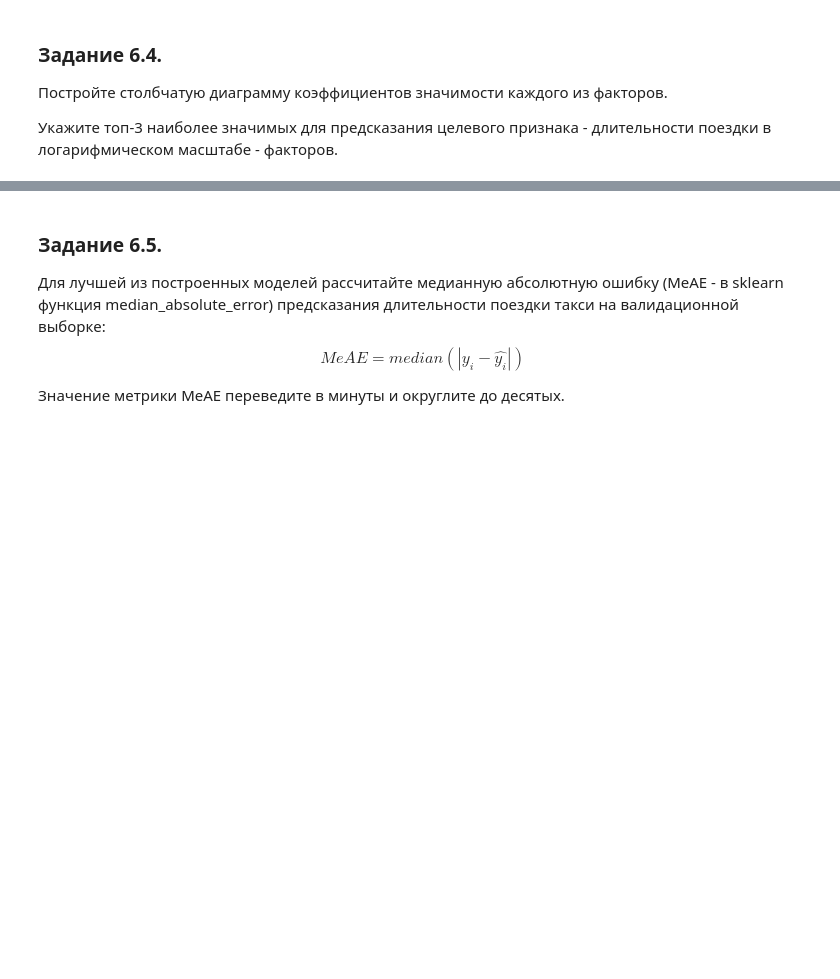
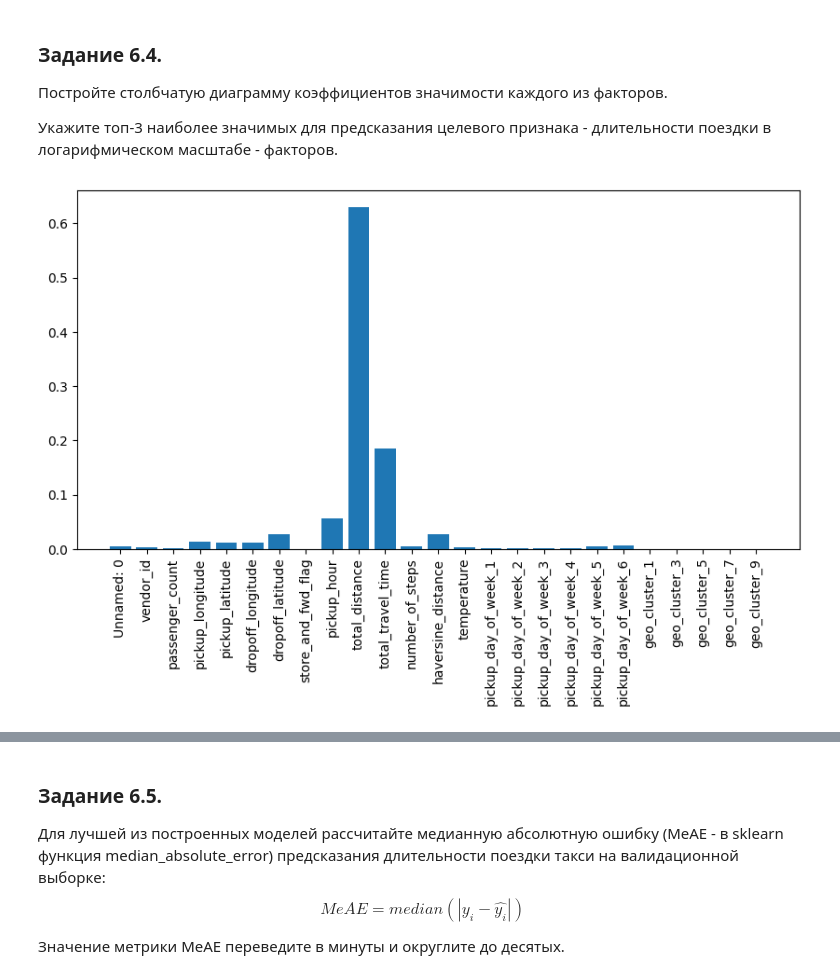
Before and after one commit to danilovabg/SkillFactory, a Jupyter notebook: Project_5__Danilova.ipynb, the cells around one changed output, grey strips where cells are left out. Saved outputs shown, nothing was run; the diff lists cells and outputs as text; code cells hidden in the pictures; blank space fills up the shorter version.

```diff
--- a/Project_5__Danilova.ipynb
+++ b/Project_5__Danilova.ipynb
@@ -1052,0 +1281,13 @@ max_depths = range(7, 20)
+# %%
+# ваш код здесь
+rf_model = RandomForestRegressor(n_estimators=200, max_depth=12, criterion='squared_error',
+                                 min_samples_split=20, random_state=42)
+
+rf_model.fit(X_train_scaled, y_train_log)
+val_preds = rf_model.predict(X_valid_scaled)
+val_mse = rmse(y_valid_log, val_preds)
+
+tr_preds = rf_model.predict(X_train_scaled)
+tr_mse = rmse(y_train_log, tr_preds)
+
+tr_mse, val_mse
@@ -1064,0 +1308,14 @@ max_depths = range(7, 20)
+# %%
+# ваш код здесь
+gbr_model = GradientBoostingRegressor(learning_rate = 0.5, n_estimators = 100,
+                                      max_depth = 6, min_samples_split = 30,
+                                      verbose = True, random_state = 42)
+# %%
+gbr_model.fit(X_train_scaled, y_train_log)
+val_preds = gbr_model.predict(X_valid_scaled)
+val_mse = rmse(y_valid_log, val_preds)
+
+tr_preds = gbr_model.predict(X_train_scaled)
+tr_mse = rmse(y_train_log, tr_preds)
+
+tr_mse, val_mse
@@ -1079,0 +1357,9 @@ max_depths = range(7, 20)
+# %%
+# ваш код здесь
+feature_dict = {k: v for v, k in zip(gbr_model.feature_importances_, X_train.columns)}
+# %%
+plt.figure(figsize = (10, 5))
+plt.bar(feature_dict.keys(), feature_dict.values())
+plt.xticks(rotation = 90);
+# %% [output]
+[figure, added]
```
Also changed, not shown: parts of 74 cells of this notebook.
